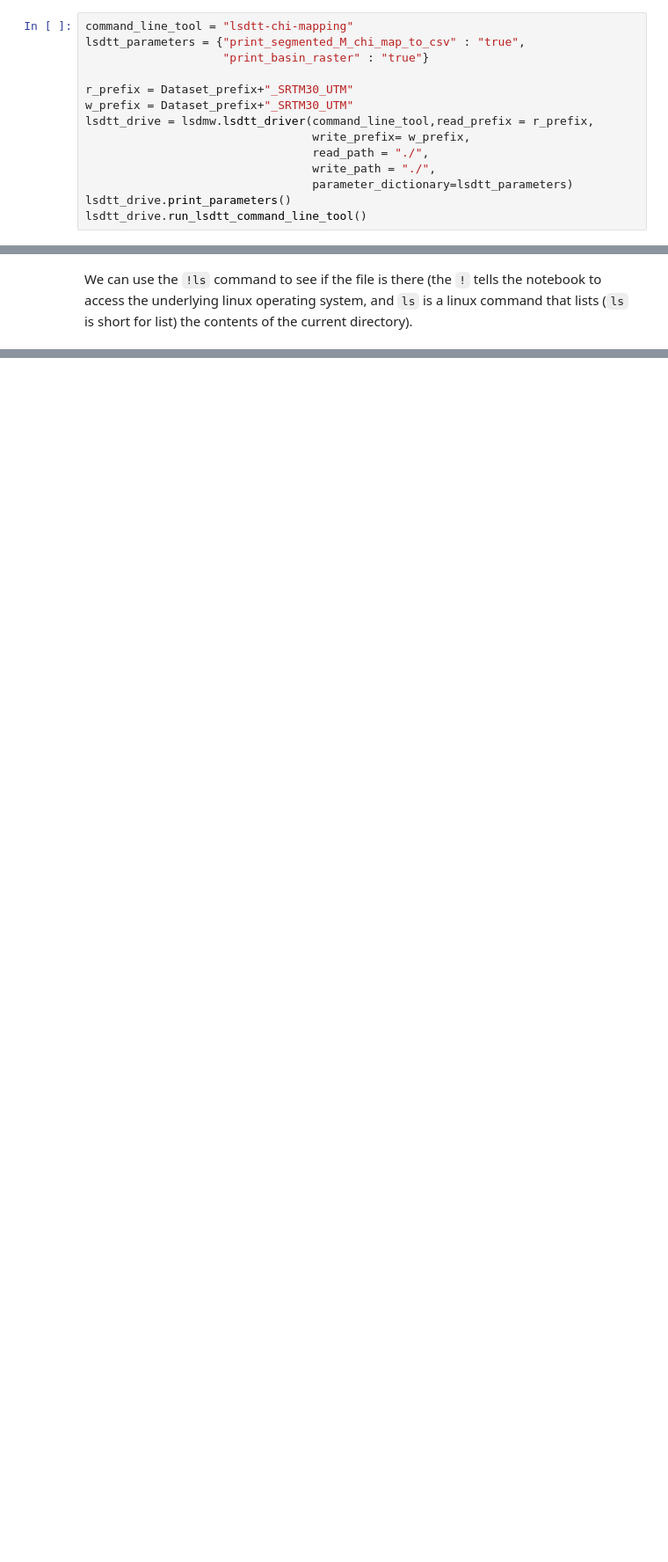
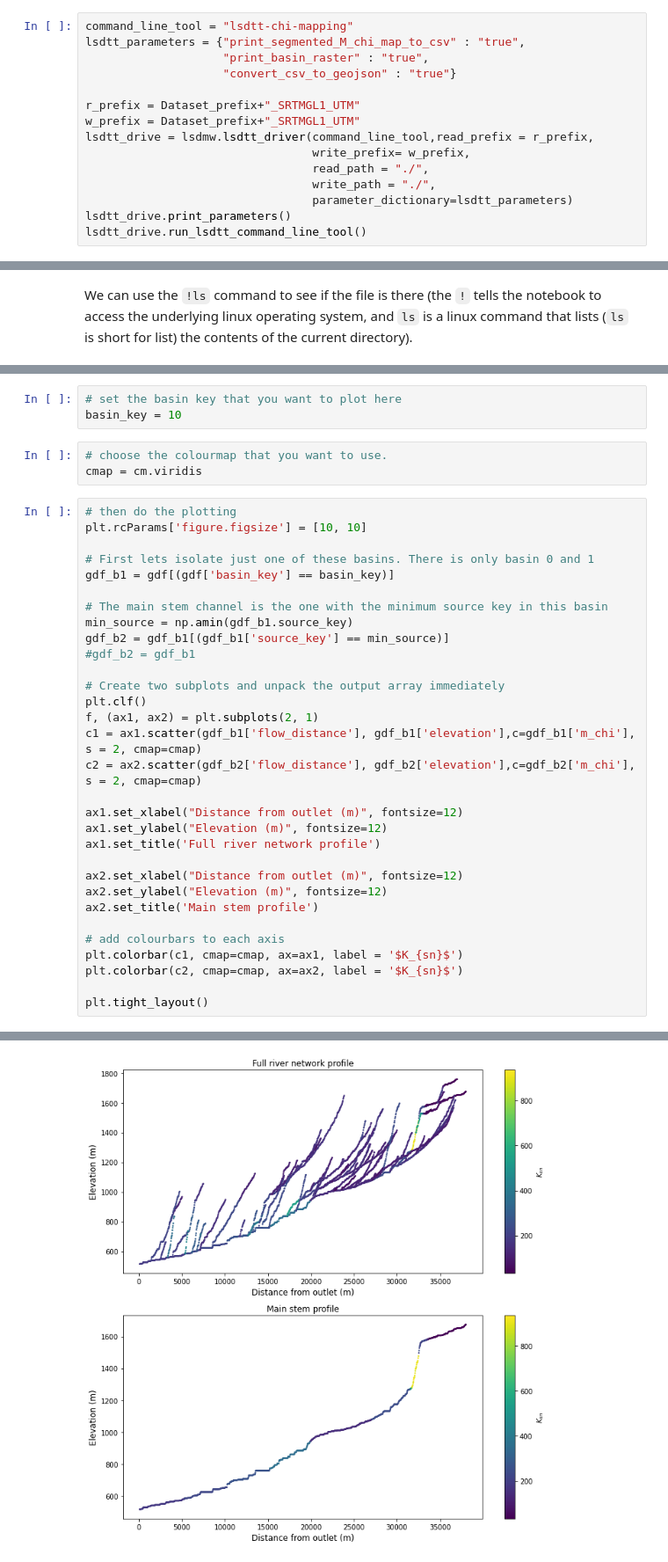
Before and after one commit to fclubb/EarthSurfaceProcesses, a Jupyter notebook: Week3_FluvialIncision/Part3_SanGabrielMountains.ipynb, the cells around one changed output, grey strips where cells are left out. Shown at 88% size. Saved outputs shown, nothing was run; the diff lists cells and outputs as text; blank space fills up the shorter version.

```diff
--- a/Week3_FluvialIncision/Part3_SanGabrielMountains.ipynb
+++ b/Week3_FluvialIncision/Part3_SanGabrielMountains.ipynb
@@ -400,10 +449,11 @@ If you want to play with this data in a GIS, you would change line 2 of the cell
 # %%
 command_line_tool = "lsdtt-chi-mapping"
 lsdtt_parameters = {"print_segmented_M_chi_map_to_csv" : "true",
-                    "print_basin_raster" : "true"}
+                    "print_basin_raster" : "true",
+                    "convert_csv_to_geojson" : "true"}
 
-r_prefix = Dataset_prefix+"_SRTM30_UTM"
-w_prefix = Dataset_prefix+"_SRTM30_UTM"
+r_prefix = Dataset_prefix+"_SRTMGL1_UTM"
+w_prefix = Dataset_prefix+"_SRTMGL1_UTM"
 lsdtt_drive = lsdmw.lsdtt_driver(command_line_tool,read_prefix = r_prefix,
                                  write_prefix= w_prefix,
                                  read_path = "./",
@@ -459,0 +531,38 @@ gdf2.plot(ax=ax, markersize=0.5, column='m_chi', zorder=10,cmap="jet")
+# %%
+# set the basin key that you want to plot here
+basin_key = 10
+# %%
+# choose the colourmap that you want to use.
+cmap = cm.viridis
+# %%
+# then do the plotting
+plt.rcParams['figure.figsize'] = [10, 10]
+
+# First lets isolate just one of these basins. There is only basin 0 and 1
+gdf_b1 = gdf[(gdf['basin_key'] == basin_key)]
+
+# The main stem channel is the one with the minimum source key in this basin
+min_source = np.amin(gdf_b1.source_key)
+gdf_b2 = gdf_b1[(gdf_b1['source_key'] == min_source)]
+#gdf_b2 = gdf_b1
+
+# Create two subplots and unpack the output array immediately
+plt.clf()
+f, (ax1, ax2) = plt.subplots(2, 1)
+c1 = ax1.scatter(gdf_b1['flow_distance'], gdf_b1['elevation'],c=gdf_b1['m_chi'], s = 2, cmap=cmap)
+c2 = ax2.scatter(gdf_b2['flow_distance'], gdf_b2['elevation'],c=gdf_b2['m_chi'], s = 2, cmap=cmap)
+
+ax1.set_xlabel("Distance from outlet (m)", fontsize=12)
+ax1.set_ylabel("Elevation (m)", fontsize=12)
+ax1.set_title('Full river network profile')
+
+ax2.set_xlabel("Distance from outlet (m)", fontsize=12)
+ax2.set_ylabel("Elevation (m)", fontsize=12)
+ax2.set_title('Main stem profile')
+
+# add colourbars to each axis
+plt.colorbar(c1, cmap=cmap, ax=ax1, label = '$K_{sn}$')
+plt.colorbar(c2, cmap=cmap, ax=ax2, label = '$K_{sn}$')
+
+plt.tight_layout()
+# %% [output]
@@ -459,0 +570 @@ gdf2.plot(ax=ax, markersize=0.5, column='m_chi', zorder=10,cmap="jet")
+[figure, added]
```
Also changed, not shown: parts of 19 cells of this notebook.
